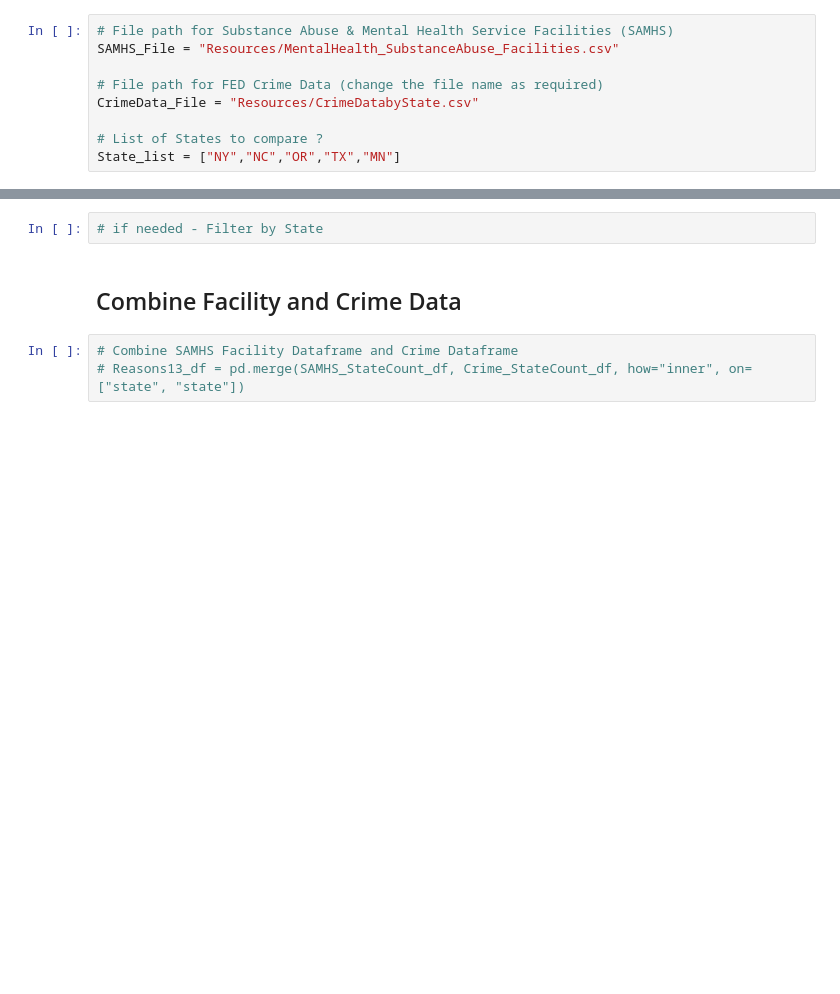
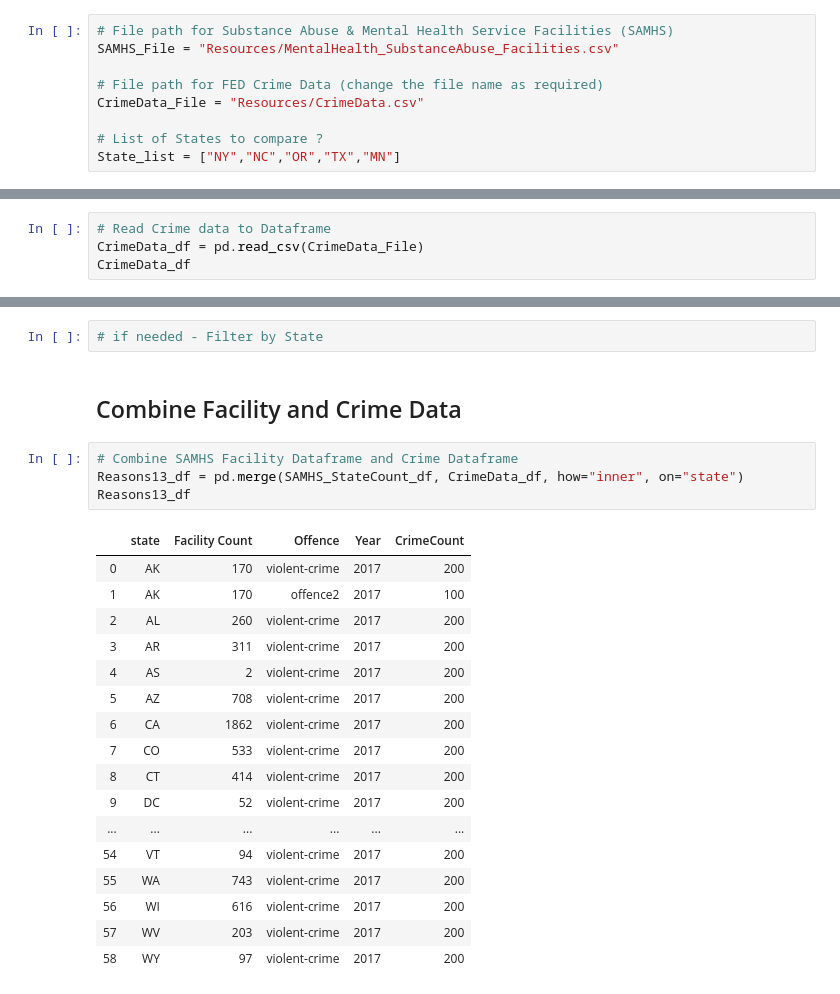
Before and after one commit to gkumar24/Project1, a Jupyter notebook: 13ReasonsPy.ipynb, the cells around one changed output, grey strips where cells are left out. Saved outputs shown, nothing was run; the diff lists cells and outputs as text; blank space fills up the shorter version.

Commit message:
13 Reason Py with merge

```diff
--- a/13ReasonsPy.ipynb
+++ b/13ReasonsPy.ipynb
@@ -21,7 +21,7 @@ warnings.filterwarnings('ignore')
 SAMHS_File = "Resources/MentalHealth_SubstanceAbuse_Facilities.csv"
 
 # File path for FED Crime Data (change the file name as required)
-CrimeData_File = "Resources/CrimeDatabyState.csv"
+CrimeData_File = "Resources/CrimeData.csv"
 
 # List of States to compare ?
 State_list = ["NY","NC","OR","TX","MN"]
@@ -71,0 +67,4 @@ SAMHS_StateCount_df
+# %%
+# Read Crime data to Dataframe
+CrimeData_df = pd.read_csv(CrimeData_File)
+CrimeData_df
@@ -75,4 +92,23 @@ SAMHS_StateCount_df
 ## Combine Facility and Crime Data
 # %%
 # Combine SAMHS Facility Dataframe and Crime Dataframe
-# Reasons13_df = pd.merge(SAMHS_StateCount_df, Crime_StateCount_df, how="inner", on=["state", "state"])
+Reasons13_df = pd.merge(SAMHS_StateCount_df, CrimeData_df, how="inner", on="state")
+Reasons13_df
+# %% [output]
+|  | state | Facility Count | Offence | Year | CrimeCount |
+| 0 | AK | 170 | violent-crime | 2017 | 200 |
+| 1 | AK | 170 | offence2 | 2017 | 100 |
+| 2 | AL | 260 | violent-crime | 2017 | 200 |
+| 3 | AR | 311 | violent-crime | 2017 | 200 |
+| 4 | AS | 2 | violent-crime | 2017 | 200 |
+| 5 | AZ | 708 | violent-crime | 2017 | 200 |
+| 6 | CA | 1862 | violent-crime | 2017 | 200 |
+| 7 | CO | 533 | violent-crime | 2017 | 200 |
+| 8 | CT | 414 | violent-crime | 2017 | 200 |
+| 9 | DC | 52 | violent-crime | 2017 | 200 |
+| ... | ... | ... | ... | ... | ... |
+| 54 | VT | 94 | violent-crime | 2017 | 200 |
+| 55 | WA | 743 | violent-crime | 2017 | 200 |
+| 56 | WI | 616 | violent-crime | 2017 | 200 |
+| 57 | WV | 203 | violent-crime | 2017 | 200 |
+| 58 | WY | 97 | violent-crime | 2017 | 200 |
```
Also changed, not shown: parts of 2 cells of this notebook, 1 other file.
